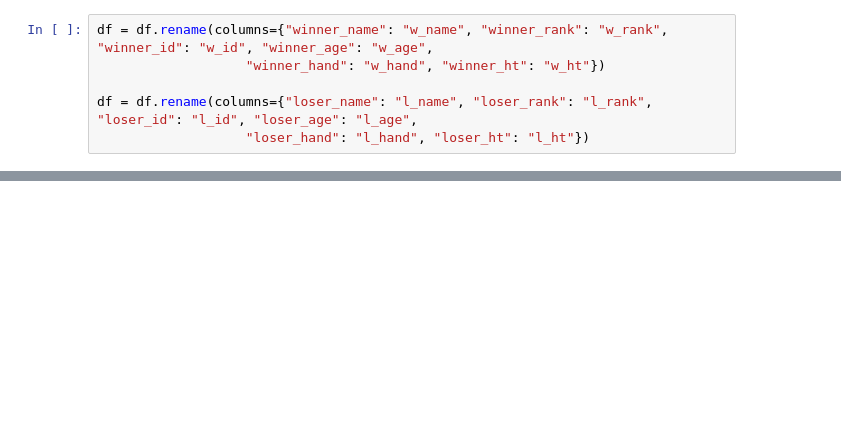
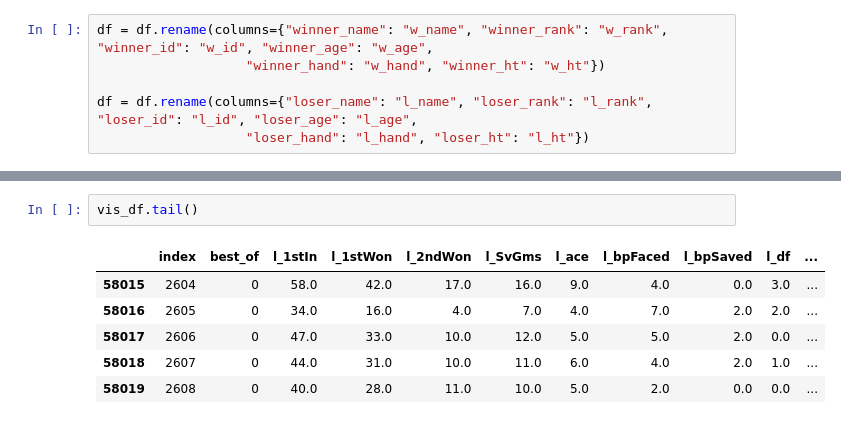
Before and after one commit to jzerilli/tennis-match-predictor, a Jupyter notebook: exploration.ipynb, the cells around one changed output, grey strips where cells are left out. Drawn from its saved outputs; the diff is of its cells as text; blank space fills up the shorter version.

```diff
--- a/exploration.ipynb
+++ b/exploration.ipynb
@@ -376,0 +427,9 @@ df.to_csv('match_data_cleaned.csv')
+# %%
+vis_df.tail()
+# %% [output]
+|  | index | best_of | l_1stIn | l_1stWon | l_2ndWon | l_SvGms | l_ace | l_bpFaced | l_bpSaved | l_df | ... |
+| 58015 | 2604 | 0 | 58.0 | 42.0 | 17.0 | 16.0 | 9.0 | 4.0 | 0.0 | 3.0 | ... |
+| 58016 | 2605 | 0 | 34.0 | 16.0 | 4.0 | 7.0 | 4.0 | 7.0 | 2.0 | 2.0 | ... |
+| 58017 | 2606 | 0 | 47.0 | 33.0 | 10.0 | 12.0 | 5.0 | 5.0 | 2.0 | 0.0 | ... |
+| 58018 | 2607 | 0 | 44.0 | 31.0 | 10.0 | 11.0 | 6.0 | 4.0 | 2.0 | 1.0 | ... |
+| 58019 | 2608 | 0 | 40.0 | 28.0 | 11.0 | 10.0 | 5.0 | 2.0 | 0.0 | 0.0 | ... |
```
Also changed, not shown: parts of 46 cells of this notebook.
